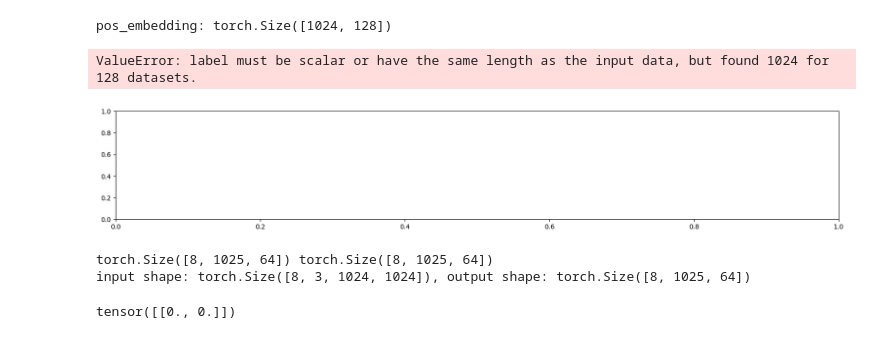
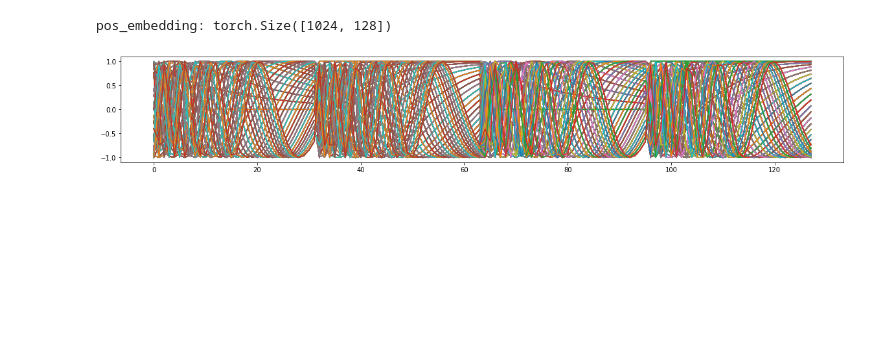
Before and after one commit to afshinbigboy/base-seg, a Jupyter notebook: test.ipynb, the cells around one changed output. Cells and saved outputs as stored; diff of their text form; code cells hidden in the pictures; blank space fills up the shorter version.

```diff
--- a/test.ipynb
+++ b/test.ipynb
@@ -12,63 +12,48 @@ class SinusoidalPositionEmbeddings(nn.Module):
         super().__init__()
         self.dim = dim
 
-    def forward(self, time):
-        device = time.device
-        half_dim = self.dim // 2
-        embeddings = torch.log(torch.tensor(1e2)) / (half_dim - 1)
-        embeddings = torch.exp(torch.arange(half_dim, device=device) * -embeddings)
-        embeddings = time[:, None] * embeddings[None, :]
+    def embed(self, p, dim):
+        half_dim = dim // 2
+        embeddings = torch.log(torch.tensor(self.dim//16)) / (half_dim - 1)
+        embeddings = torch.exp(torch.arange(half_dim, device=p.device) * -embeddings)
+        embeddings = p[:, None] * embeddings[None, :]
         embeddings = torch.cat((embeddings.sin(), embeddings.cos()), dim=-1)
         return embeddings
+
+    def forward(self, p_x, p_y):
+        half_dim = self.dim // 2
+        embeddings_x = self.embed(p_x, half_dim)
+        embeddings_y = self.embed(p_y, half_dim)
+        embeddings = torch.cat((embeddings_x, embeddings_y), dim=-1)
+        return embeddings
 # %%
-class SinusoidalPositionEmbeddings(nn.Module):
-    def __init__(self, dim):
-        super().__init__()
-        self.dim = dim
-
-    def embed(self, p, dim):
-        half_dim = dim // 2
-        embeddings = torch.log(torch.tensor(self.dim//16)) / (half_dim - 1)
-        embeddings = torch.exp(torch.arange(half_dim, device=p.device) * -embeddings)
-        embeddings = p[:, None] * embeddings[None, :]
-        embeddings = torch.cat((embeddings.sin(), embeddings.cos()), dim=-1)
-        return embeddings
-
-    def forward(self, p_x, p_y):
-        half_dim = self.dim // 2
-        embeddings_x = self.embed(p_x, half_dim)
-        embeddings_y = self.embed(p_y, half_dim)
-        embeddings = torch.cat((embeddings_x, embeddings_y), dim=-1)
-        return embeddings
 
 
 
 img_size = 1024
 patch_size = 32
 patches_in_row = img_size//patch_size
 n_patches = (patches_in_row) ** 2
 
 p_x = torch.arange(patches_in_row)
 p_y = torch.arange(patches_in_row)
 poses = torch.cartesian_prod(p_x, p_y)
 
 sembed = SinusoidalPositionEmbeddings(dim=128)
 pos_embedding = sembed(poses[:,0], poses[:,1])
 print(f"pos_embedding: {pos_embedding.shape}")
 
 labels = []
 for i, j in poses:
     labels.append(f"({i}, {j})")
 
 plt.figure(figsize=(20, 3))
-plt.plot(pos_embedding, label=labels)
+plt.plot(pos_embedding.T, label=labels)
 # plt.legend()
 
-# plt.imshow(res)
 None
 # %% [output]
 pos_embedding: torch.Size([1024, 128])
-ValueError: label must be scalar or have the same length as the input data, but found 1024 for 128 datasets.
-[figure, old version]
+[figure, new version]
 # %%
 class PatchEmbedding(nn.Module):
@@ -112,22 +234,0 @@ class PatchEmbedding(nn.Module):
-# %%
-x = torch.randn(size=(8, 3, 1024, 1024))
-
-embedder = PatchEmbedding(
-    patch_size=(32, 32),
-    latent_size = 64,
-    hw_size = (1024, 1024),
-    n_channel = 3,
-    batch_size = 8,
-    device = "cpu"
-)
-
-y = embedder(x)
-
-print(f"input shape: {x.shape}, output shape: {y.shape}")
-# %% [output]
-torch.Size([8, 1025, 64]) torch.Size([8, 1025, 64])
-input shape: torch.Size([8, 3, 1024, 1024]), output shape: torch.Size([8, 1025, 64])
-# %%
-torch.zeros((1, 2))
-# %% [output]
-tensor([[0., 0.]])
```
Also changed, not shown: parts of 3 cells of this notebook, 2 other files.
